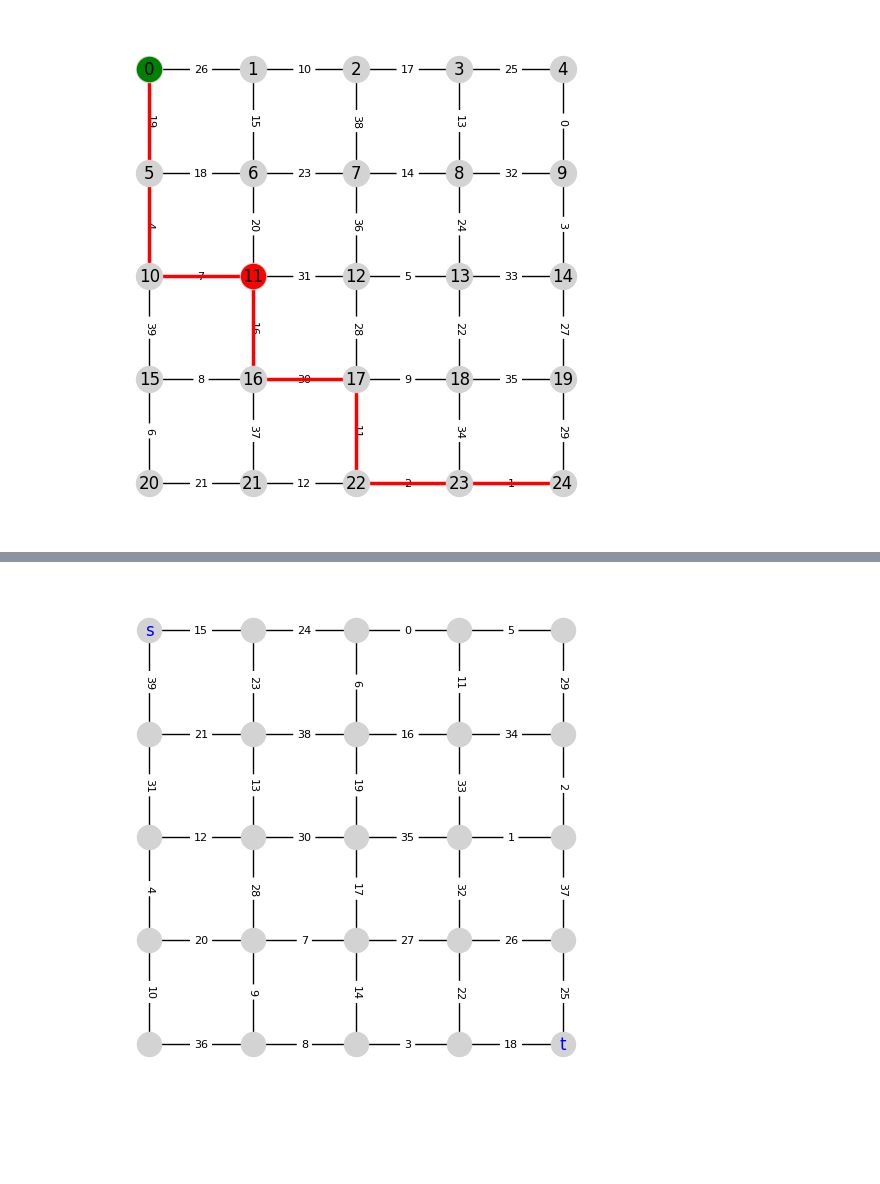
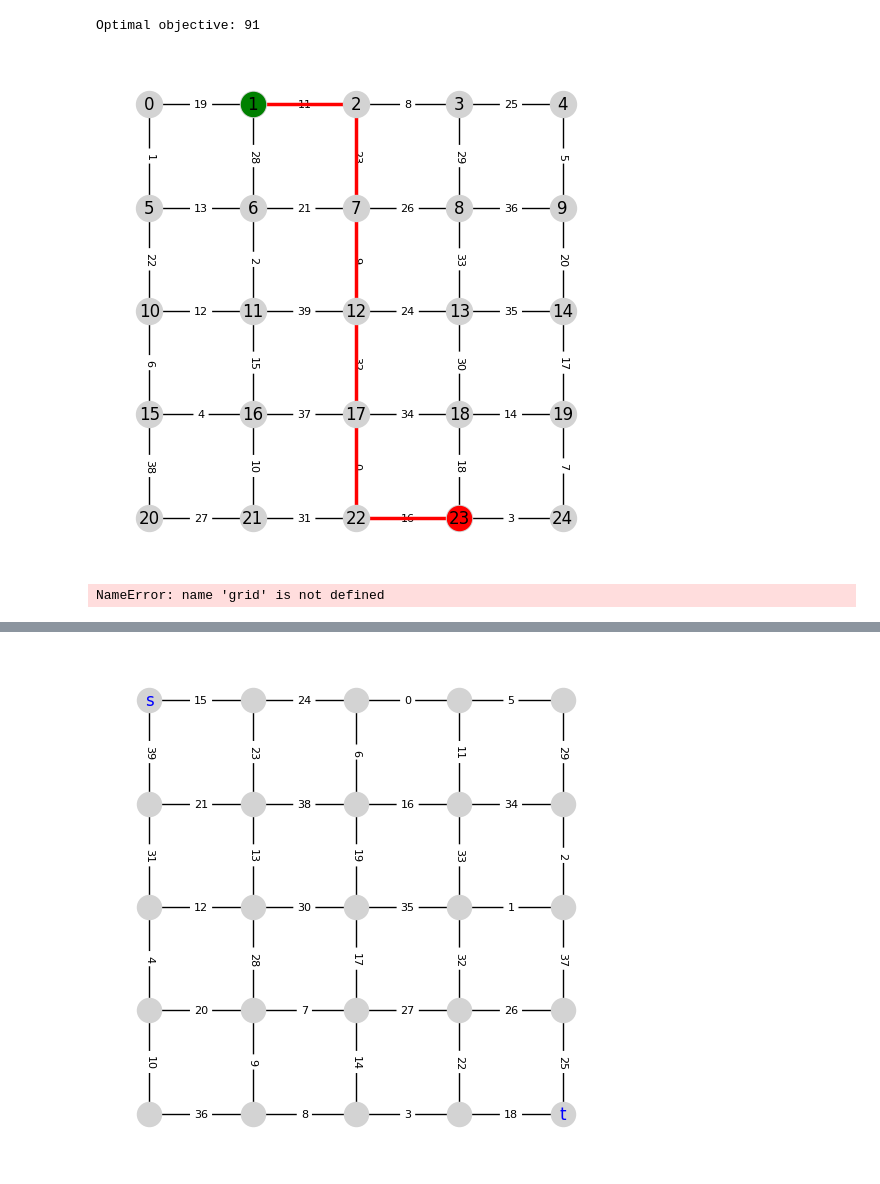
Before and after one commit to lucahart/DFL-for-Shortest-Path-Network-Interdiction, a Jupyter notebook: Main.ipynb, the cells around one changed output, grey strips where cells are left out. Cells and saved outputs as stored; diff of their text form; code cells hidden in the pictures; blank space fills up the shorter version.

Commit message:
Created first class implementation for linear regression. Last version with initial testing.

```diff
--- a/Main.ipynb
+++ b/Main.ipynb
@@ -21,6 +15,13 @@ grid.visualize()
+# %%
+# Set source and target of optimization
+s = 1 # source node
+t = 23 # target node
+# Solve the shortest path problem
+sol, obj = grid.solve(source=s, target=t)
 # %%
-sol, obj = grid.solve()
-grid.visualize(s = 0, t = 11, color_edges=sol)
+# Visualize the solution
+grid.visualize(s = s, t = t, color_edges=sol)
 print("Optimal objective:", obj)
 # %% [output]
+Optimal objective: 91
-[figure, old version]
+[figure, new version]
@@ -26,0 +44,7 @@ print("Optimal objective:", obj)
+# %%
+from LinearRegression import LinearRegression
+
+# Instantiate linear regression model
+model = LinearRegression(num_feat=num_feat, num_edges=grid.get_num_edges())
+# %% [output]
+NameError: name 'grid' is not defined
```
Also changed, not shown: parts of 6 cells of this notebook, 3 other files.
